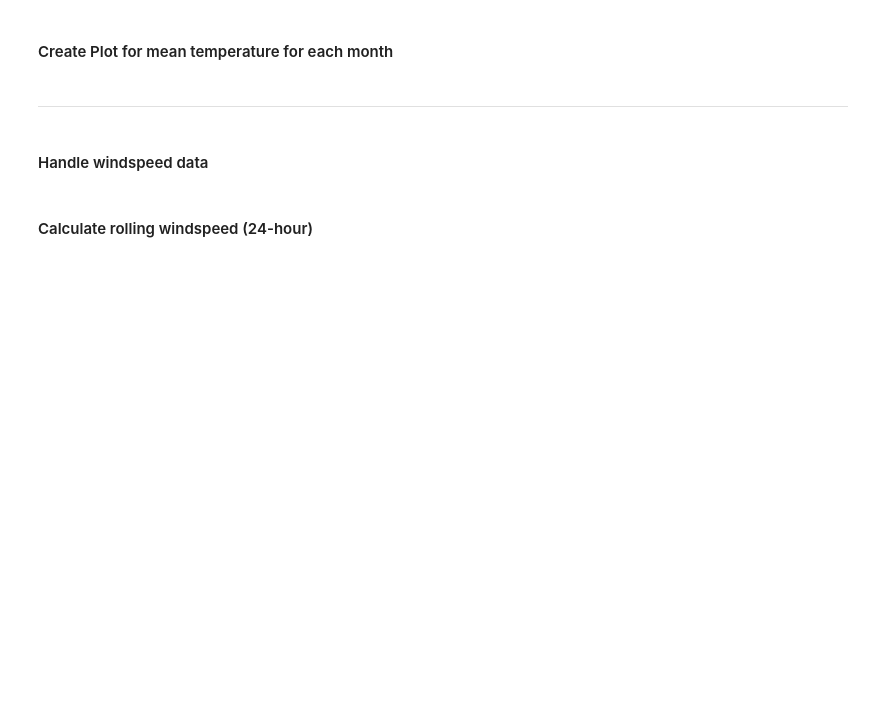
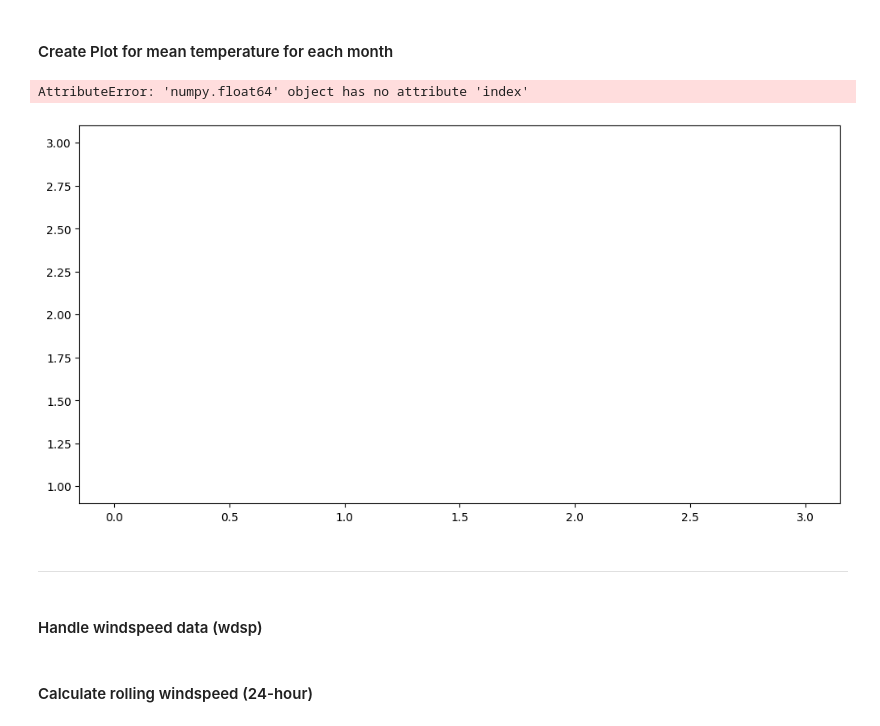
Before and after one commit to YuliiaRysinska/PFDA, a Jupyter notebook: assignment/assignment_6_Weather.ipynb, the cells around one changed output. Drawn from its saved outputs; the diff is of its cells as text; code cells hidden in the pictures; blank space fills up the shorter version.

```diff
--- a/assignment/assignment_6_Weather.ipynb
+++ b/assignment/assignment_6_Weather.ipynb
@@ -53,16 +67,20 @@ plt.show()
 # %% [markdown]
 #### Create Plot for mean temperature for each month
 # %%
+plt.figure(figsize=(12, 6))
 plt.plot(3, 1, 3)
-plt.plot(month_mean_temp.index, month_mean_temp, label='Mean Monthly Temperature', color='green')
+plt.plot(month_mean_temp.index, month_mean_temp, label='Mean Monthly Temperature', color='grey')
 plt.title('Mean Monthly Temperature')
 plt.ylabel('Temperature (°C)')
-
+plt.grid()
 plt.tight_layout()
 plt.show()
+# %% [output]
+AttributeError: 'numpy.float64' object has no attribute 'index'
+[figure, added]
 # %% [markdown]
 --------------------------
 # %% [markdown]
-#### Handle windspeed data
+#### Handle windspeed data (wdsp)
 # %%
 # Convert to numeric and handle errors
```
Also changed, not shown: parts of 13 cells of this notebook.
